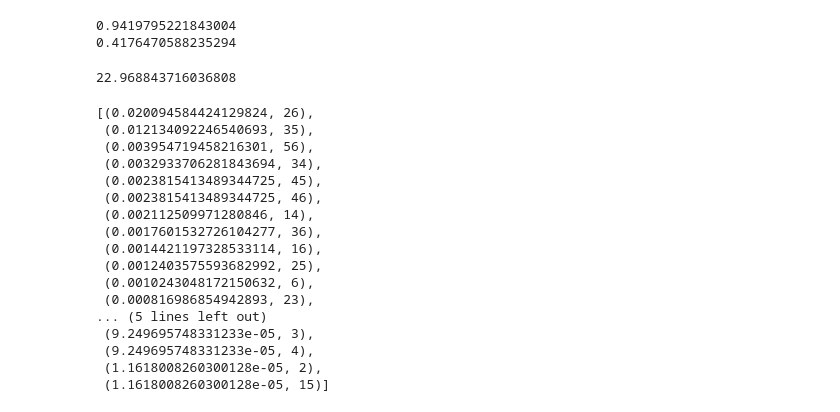
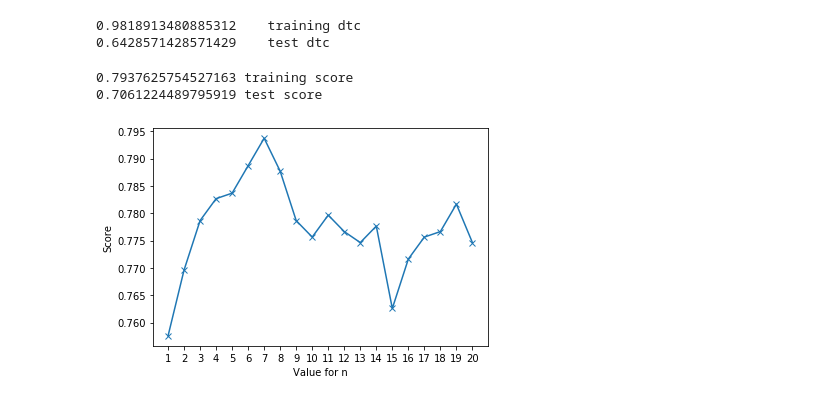
Before and after one commit to anhphamduy/eldp2, a Jupyter notebook: elp2.ipynb, the cells around one changed output. Saved outputs shown, nothing was run; the diff lists cells and outputs as text; code cells hidden in the pictures.

Commit message:
update including the clustering

```diff
--- a/elp2.ipynb
+++ b/elp2.ipynb
@@ -148,9 +142,9 @@ score_test_dtc = precision_score(Y_pred_test_dtc, y_test)
 # %%
-print(score_dtc)
-print(score_test_dtc)
+print(score_dtc, "   training dtc")
+print(score_test_dtc, "   test dtc")
 # %% [output]
-0.9419795221843004
-0.4176470588235294
+0.9818913480885312    training dtc
+0.6428571428571429    test dtc
 # %%
 def pair_interaction_featurize(X):
     features_multiplied = pd.DataFrame()
@@ -166,50 +160,40 @@ def pair_interaction_featurize(X):
 
 
 X_train_interaction_pair = pair_interaction_featurize(X_train)
-X_test_intraction_pair = pair_interaction_featurize(X_test)
-
-
-# X_norm = X_norm.sample(frac=1).reset_index(drop=True)
-# X_train_with_labels_new_features = features_multiplied[0:1000]
-# X_train = X_train_with_labels.drop(['label', 6, 0], axis=1)
+X_test_interaction_pair = pair_interaction_featurize(X_test)
-# %%
-from sklearn.cluster import KMeans
-kmeans = KMeans(n_clusters=5, random_state = 0).fit(X_train)
-Y_pred_kmeans = kmeans.predict(X_train)
-kmeans.score(X_train)
-print(kmeans.inertia_)
-#score_kmeans = precision_score(Y_pred_kmeans, y_train)
-# score_kmeans
-# Y_pred_kmeans
-# %% [output]
-22.968843716036808
 # %%
 from sklearn.feature_selection import mutual_info_classif
 
-enc_mi = KBinsDiscretizer(n_bins=15, encode='onehot')
+enc_mi = KBinsDiscretizer(n_bins=5, encode = "ordinal")
 X_binned_mi = enc_mi.fit_transform(X_train_interaction_pair)
-X_binned_test_mi = enc_mi.fit_transform(X_test_intraction_pair)
+X_binned_test_mi = enc_mi.fit_transform(X_test_interaction_pair)
 
 mutual_info_classifier = mutual_info_classif(X_binned_mi, y_train)
 
 
 entropy_with_index = sorted([(index, el) for index, el in zip(mutual_info_classifier, X_train_interaction_pair.columns)], key=lambda x: x[0], reverse=True)
-entropy_with_index
-# %% [output]
-[(0.020094584424129824, 26),
- (0.012134092246540693, 35),
- (0.003954719458216301, 56),
- (0.0032933706281843694, 34),
- (0.0023815413489344725, 45),
- (0.0023815413489344725, 46),
- (0.002112509971280846, 14),
- (0.0017601532726104277, 36),
- (0.0014421197328533114, 16),
- (0.0012403575593682992, 25),
- (0.0010243048172150632, 6),
- (0.000816986854942893, 23),
-... (5 lines left out)
- (9.249695748331233e-05, 3),
- (9.249695748331233e-05, 4),
- (1.1618008260300128e-05, 2),
- (1.1618008260300128e-05, 15)]
+# %%
+scores_train = []
+scores_test = []
+for i in range(1, len(entropy_with_index)):
+    columns = [i[1] for i in entropy_with_index[0:i]]
+    knn.fit(X_train_interaction_pair[columns], y_train)
+    score_train  = knn.score(X_train_interaction_pair[columns], y_train)
+    score_test  = knn.score(X_test_interaction_pair[columns], y_test)
+    scores_train.append(score_train)
+    scores_test.append(score_test)
+import matplotlib.pyplot as plt
+# %%
+range_n = range(1, len(entropy_with_index))
+op = plt.plot(range_n, scores_train)
+plt.setp(op,'marker', 'x')
+plt.xlabel("Value for n")
+plt.xticks(range_n)
+plt.ylabel("Score")
+print(max(scores_train), "training score")
+print(max(scores_test), "test score")
+plt.show()
+# %% [output]
+0.7937625754527163 training score
+0.7061224489795919 test score
+[figure, added]
```
Also changed, not shown: parts of 22 cells of this notebook.
